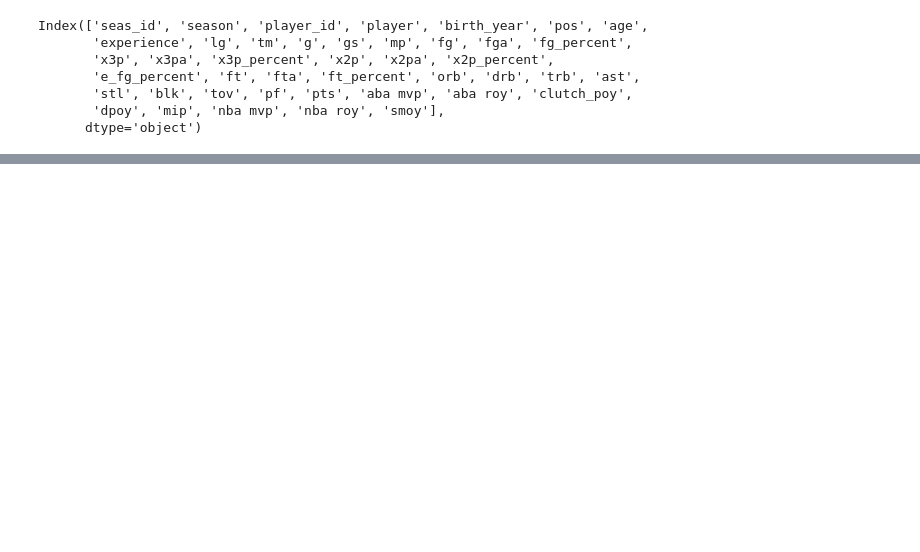
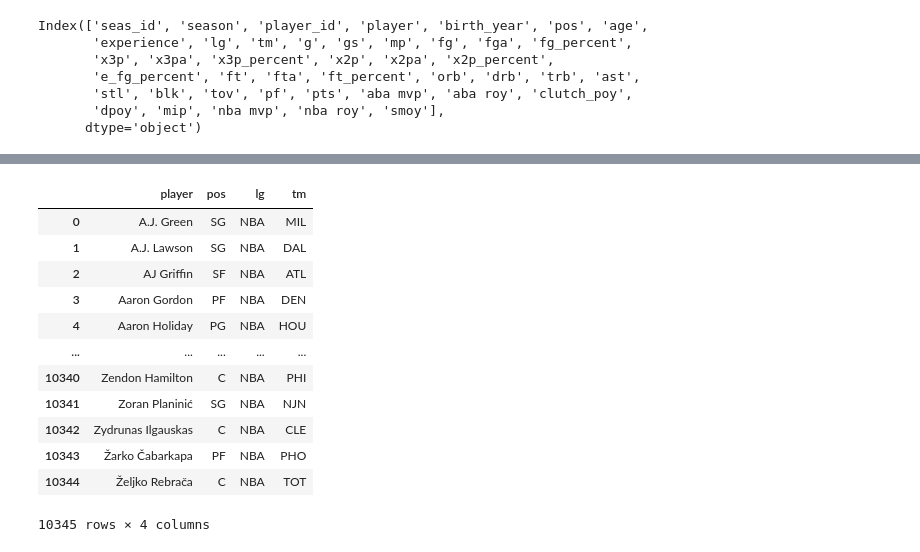
Before and after one commit to harshil0217/NBA_Award_Prediction, a Jupyter notebook: preprocessing.ipynb, the cells around one changed output, grey strips where cells are left out. Saved outputs shown, nothing was run; the diff lists cells and outputs as text; code cells hidden in the pictures; blank space fills up the shorter version.

```diff
--- a/preprocessing.ipynb
+++ b/preprocessing.ipynb
@@ -140,0 +169,18 @@ complete
+# %%
+# Categorical Variables
+non_int_mask = complete_clean.dtypes == object
+complete_clean[complete_clean.columns[non_int_mask]]
+# %% [output]
+|  | player | pos | lg | tm |
+| 0 | A.J. Green | SG | NBA | MIL |
+| 1 | A.J. Lawson | SG | NBA | DAL |
+| 2 | AJ Griffin | SF | NBA | ATL |
+| 3 | Aaron Gordon | PF | NBA | DEN |
+| 4 | Aaron Holiday | PG | NBA | HOU |
+| ... | ... | ... | ... | ... |
+| 10340 | Zendon Hamilton | C | NBA | PHI |
+| 10341 | Zoran Planinić | SG | NBA | NJN |
+| 10342 | Zydrunas Ilgauskas | C | NBA | CLE |
+| 10343 | Žarko Čabarkapa | PF | NBA | PHO |
+| 10344 | Željko Rebrača | C | NBA | TOT |
+10345 rows × 4 columns
```
Also changed, not shown: parts of 16 cells of this notebook, 1 other file.
